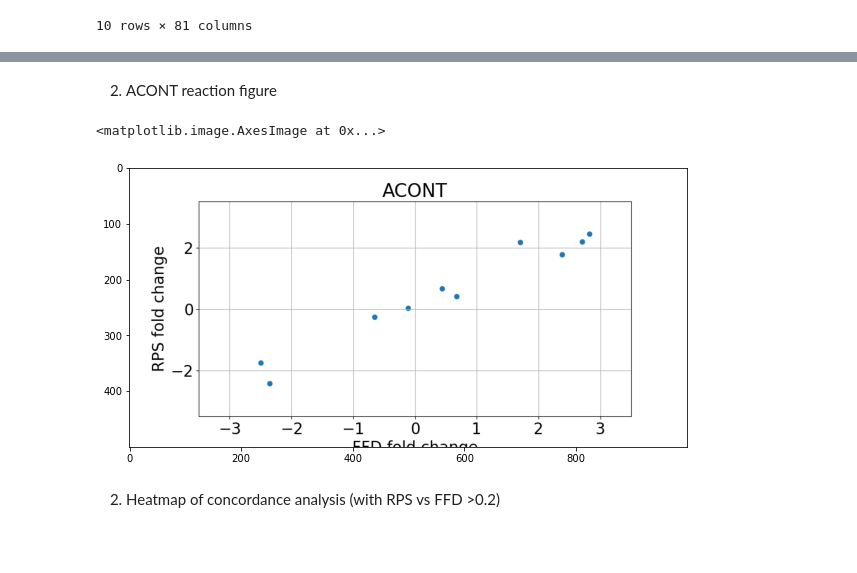
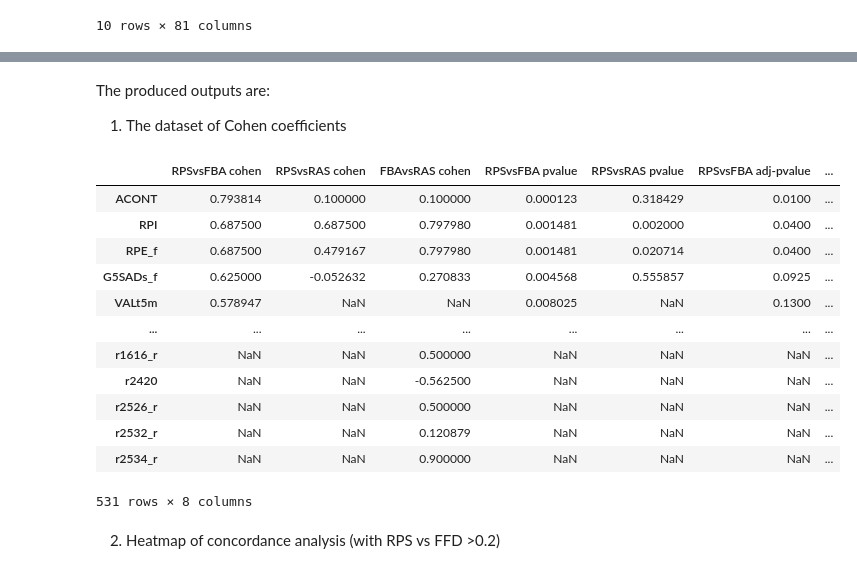
Before and after one commit to qLSLab/integrate, a Jupyter notebook: tutorial_integrate.ipynb, the cells around one changed output, grey strips where cells are left out. Cells and saved outputs as stored; diff of their text form; code cells hidden in the pictures; blank space fills up the shorter version.

```diff
--- a/tutorial_integrate.ipynb
+++ b/tutorial_integrate.ipynb
@@ -401,16 +504,23 @@ dfCohen[['LMvsFBA cohen', 'LMvsRAS cohen', 'FBAvsRAS cohen']].head(20)
-# %% [markdown]
-2. ACONT reaction figure
-# %%
-import matplotlib.image as img
-import matplotlib.pyplot as plt
-im = img.imread(os.path.join(FIGUREDIR, 'ACONT_reaction.png'))
-
-# show image
-plt.figure(figsize=(10,10))
-plt.imshow(im)
-# %% [output]
-<matplotlib.image.AxesImage at 0x...>
-[figure, removed]
+# %% [markdown]
+The produced outputs are:
+1. The dataset of Cohen coefficients
+# %%
+df=pd.read_csv("outputs/df_concordance.csv",index_col=0)
+df.sort_values(by="RPSvsFBA cohen",ascending=False)
+# %% [output]
+|  | RPSvsFBA cohen | RPSvsRAS cohen | FBAvsRAS cohen | RPSvsFBA pvalue | RPSvsRAS pvalue | RPSvsFBA adj-pvalue | ... |
+| ACONT | 0.793814 | 0.100000 | 0.100000 | 0.000123 | 0.318429 | 0.0100 | ... |
+| RPI | 0.687500 | 0.687500 | 0.797980 | 0.001481 | 0.002000 | 0.0400 | ... |
+| RPE_f | 0.687500 | 0.479167 | 0.797980 | 0.001481 | 0.020714 | 0.0400 | ... |
+| G5SADs_f | 0.625000 | -0.052632 | 0.270833 | 0.004568 | 0.555857 | 0.0925 | ... |
+| VALt5m | 0.578947 | NaN | NaN | 0.008025 | NaN | 0.1300 | ... |
+| ... | ... | ... | ... | ... | ... | ... | ... |
+| r1616_r | NaN | NaN | 0.500000 | NaN | NaN | NaN | ... |
+| r2420 | NaN | NaN | -0.562500 | NaN | NaN | NaN | ... |
+| r2526_r | NaN | NaN | 0.500000 | NaN | NaN | NaN | ... |
+| r2532_r | NaN | NaN | 0.120879 | NaN | NaN | NaN | ... |
+| r2534_r | NaN | NaN | 0.900000 | NaN | NaN | NaN | ... |
+531 rows × 8 columns
 # %% [markdown]
 2. Heatmap of concordance analysis (with RPS vs FFD >0.2)
 # %%
```
Also changed, not shown: parts of 31 cells of this notebook, 3 other files.
